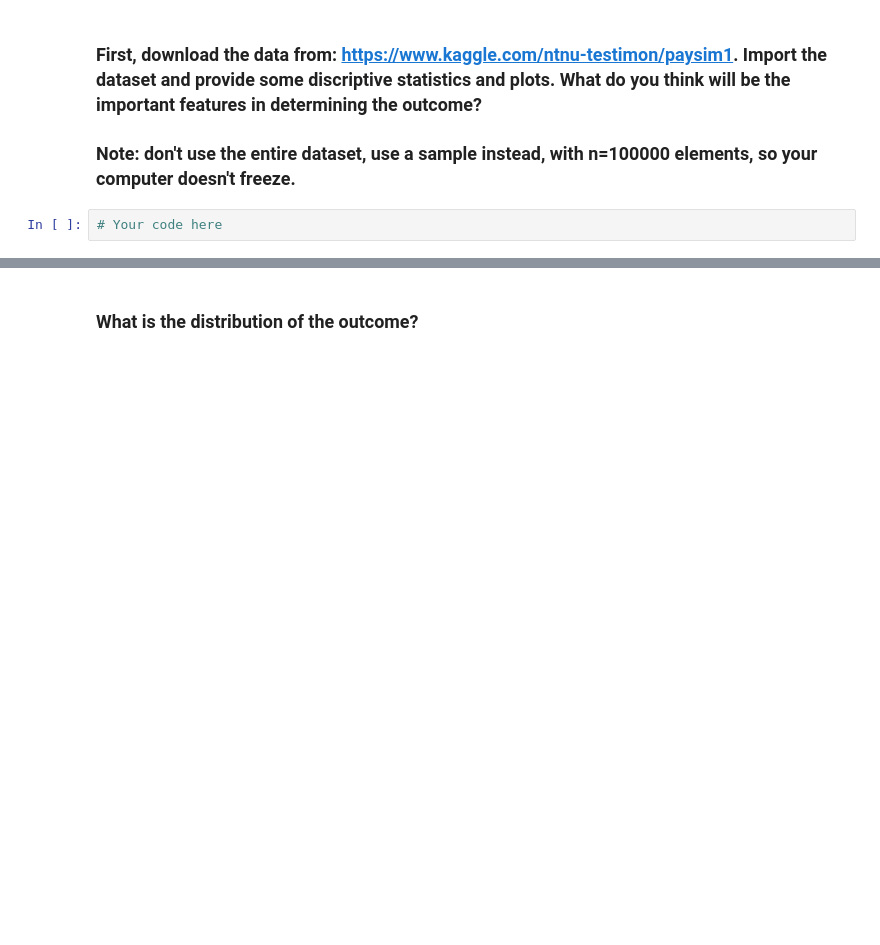
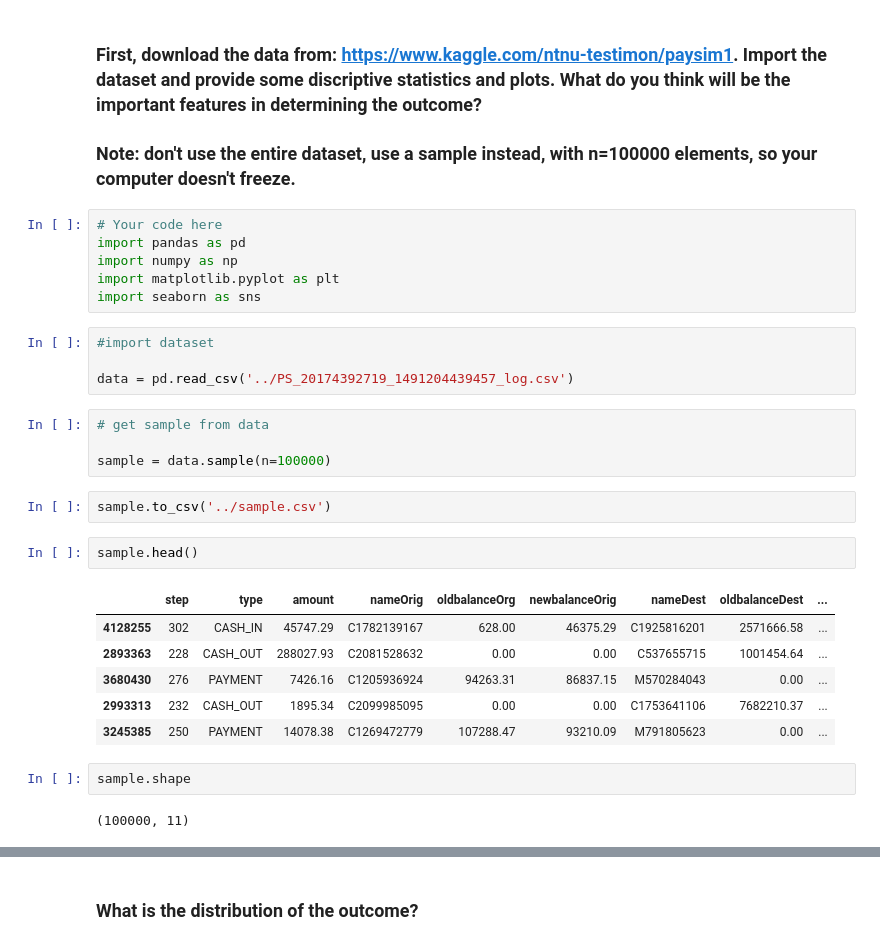
Before and after one commit to ta-data-lis/lab-imbalance, a Jupyter notebook: your-code/lab_imbalance.ipynb, the cells around one changed output, grey strips where cells are left out. Drawn from its saved outputs; the diff is of its cells as text; blank space fills up the shorter version.

```diff
--- a/your-code/lab_imbalance.ipynb
+++ b/your-code/lab_imbalance.ipynb
@@ -9,5 +9,32 @@ Like we disussed in class, when we have noisy data, if we are not careful, we ca
 # %% [markdown]
 ### First, download the data from: https://www.kaggle.com/ntnu-testimon/paysim1. Import the dataset and provide some discriptive statistics and plots. What do you think will be the important features in determining the outcome?
 ### Note: don't use the entire dataset, use a sample instead, with n=100000 elements, so your computer doesn't freeze.
-# %%
-# Your code here
+# %%
+# Your code here
+import pandas as pd
+import numpy as np
+import matplotlib.pyplot as plt
+import seaborn as sns
+# %%
+#import dataset
+
+data = pd.read_csv('../PS_20174392719_1491204439457_log.csv')
+# %%
+# get sample from data
+
+sample = data.sample(n=100000)
+# %%
+sample.to_csv('../sample.csv')
+# %%
+sample.head()
+# %% [output]
+|  | step | type | amount | nameOrig | oldbalanceOrg | newbalanceOrig | nameDest | oldbalanceDest | ... |
+| 4128255 | 302 | CASH_IN | 45747.29 | C1782139167 | 628.00 | 46375.29 | C1925816201 | 2571666.58 | ... |
+| 2893363 | 228 | CASH_OUT | 288027.93 | C2081528632 | 0.00 | 0.00 | C537655715 | 1001454.64 | ... |
+| 3680430 | 276 | PAYMENT | 7426.16 | C1205936924 | 94263.31 | 86837.15 | M570284043 | 0.00 | ... |
+| 2993313 | 232 | CASH_OUT | 1895.34 | C2099985095 | 0.00 | 0.00 | C1753641106 | 7682210.37 | ... |
+| 3245385 | 250 | PAYMENT | 14078.38 | C1269472779 | 107288.47 | 93210.09 | M791805623 | 0.00 | ... |
+# %%
+sample.shape
+# %% [output]
+(100000, 11)
```
Also changed, not shown: parts of 35 cells of this notebook.
